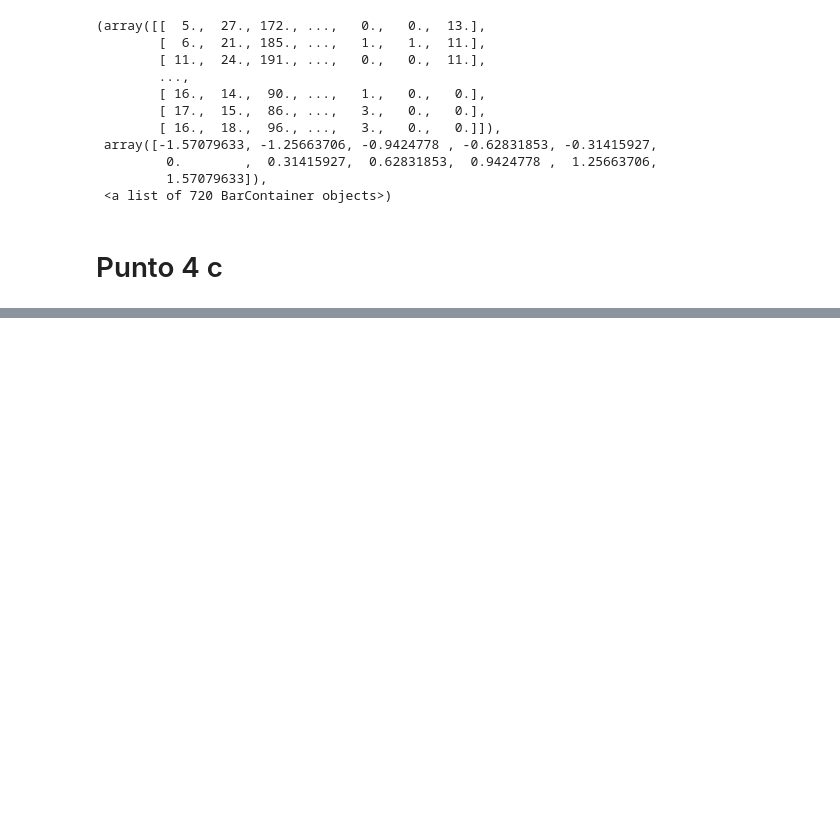
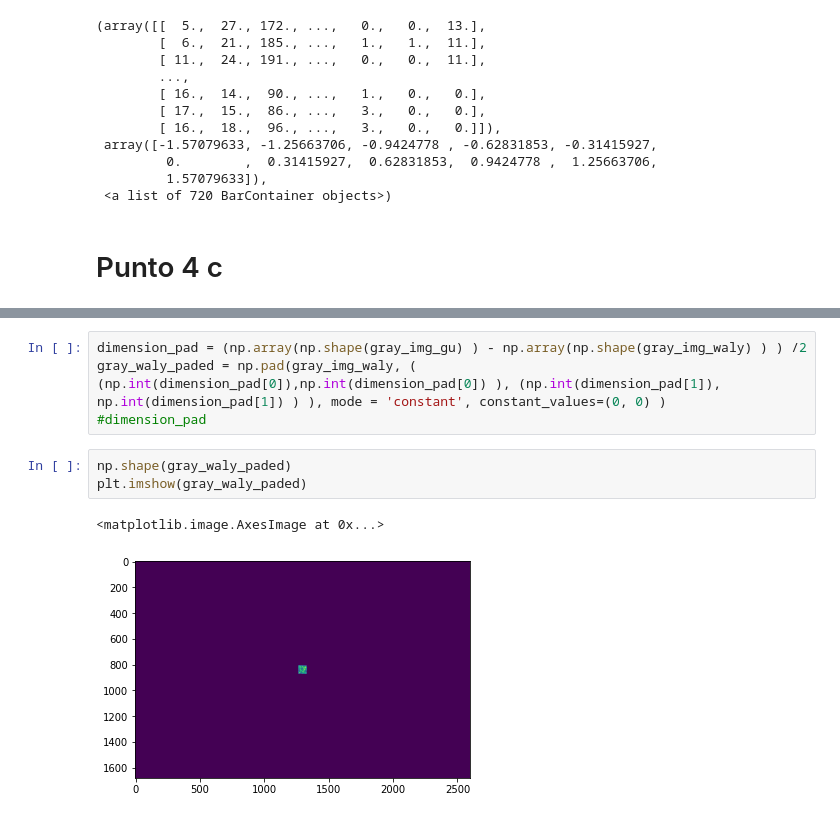
Before and after one commit to bdbejarc/Instrumentos-Opticos, a Jupyter notebook: Entrega_01/Entrega_01.ipynb, the cells around one changed output, grey strips where cells are left out. Cells and saved outputs as stored; diff of their text form; blank space fills up the shorter version.

```diff
--- a/Entrega_01/Entrega_01.ipynb
+++ b/Entrega_01/Entrega_01.ipynb
@@ -158,0 +204,10 @@ plt.hist(np.angle(a))
+# %%
+dimension_pad = (np.array(np.shape(gray_img_gu) ) - np.array(np.shape(gray_img_waly) ) ) /2
+gray_waly_paded = np.pad(gray_img_waly, ( (np.int(dimension_pad[0]),np.int(dimension_pad[0]) ), (np.int(dimension_pad[1]), np.int(dimension_pad[1]) ) ), mode = 'constant', constant_values=(0, 0) )
+#dimension_pad
+# %%
+np.shape(gray_waly_paded)
+plt.imshow(gray_waly_paded)
+# %% [output]
+<matplotlib.image.AxesImage at 0x...>
+[figure, added]
```
Also changed, not shown: parts of 11 cells of this notebook.
